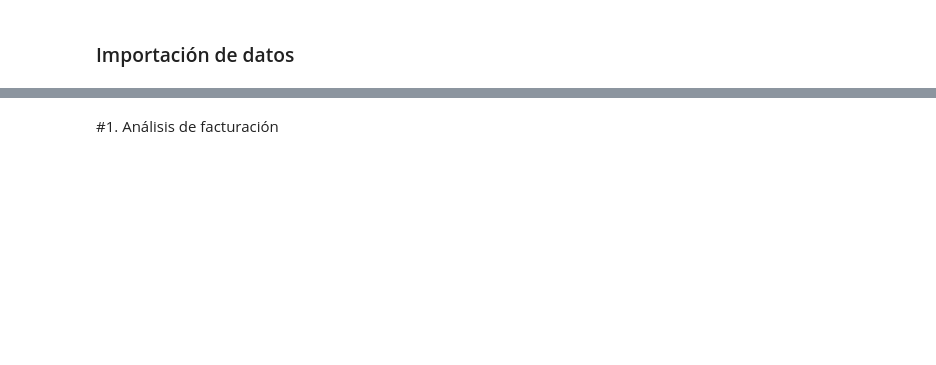
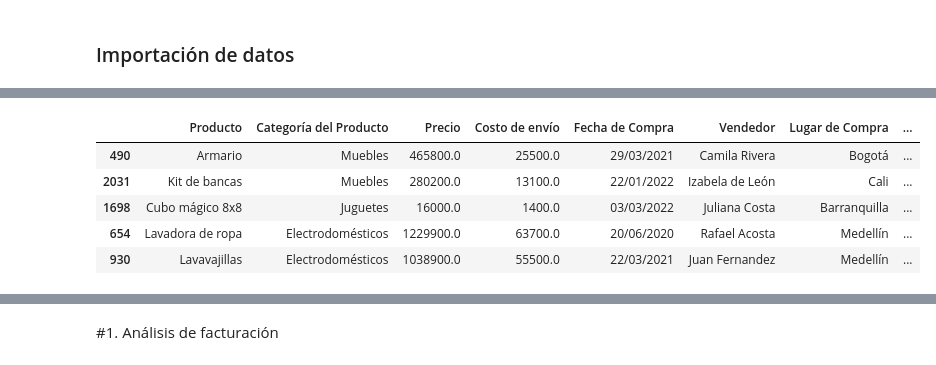
Before and after one commit to Paola-CC/Challenge-Alura-Store, a Jupyter notebook: AluraStoreLatam.ipynb, the cells around one changed output, grey strips where cells are left out. Cells and saved outputs as stored; diff of their text form; code cells hidden in the pictures; blank space fills up the shorter version.

```diff
--- a/AluraStoreLatam.ipynb
+++ b/AluraStoreLatam.ipynb
@@ -25,0 +27,9 @@ tienda.head()
+# %%
+tienda2.sample(5)
+# %% [output]
+|  | Producto | Categoría del Producto | Precio | Costo de envío | Fecha de Compra | Vendedor | Lugar de Compra | ... |
+| 490 | Armario | Muebles | 465800.0 | 25500.0 | 29/03/2021 | Camila Rivera | Bogotá | ... |
+| 2031 | Kit de bancas | Muebles | 280200.0 | 13100.0 | 22/01/2022 | Izabela de León | Cali | ... |
+| 1698 | Cubo mágico 8x8 | Juguetes | 16000.0 | 1400.0 | 03/03/2022 | Juliana Costa | Barranquilla | ... |
+| 654 | Lavadora de ropa | Electrodomésticos | 1229900.0 | 63700.0 | 20/06/2020 | Rafael Acosta | Medellín | ... |
+| 930 | Lavavajillas | Electrodomésticos | 1038900.0 | 55500.0 | 22/03/2021 | Juan Fernandez | Medellín | ... |
```
Also changed, not shown: parts of 21 cells of this notebook.
